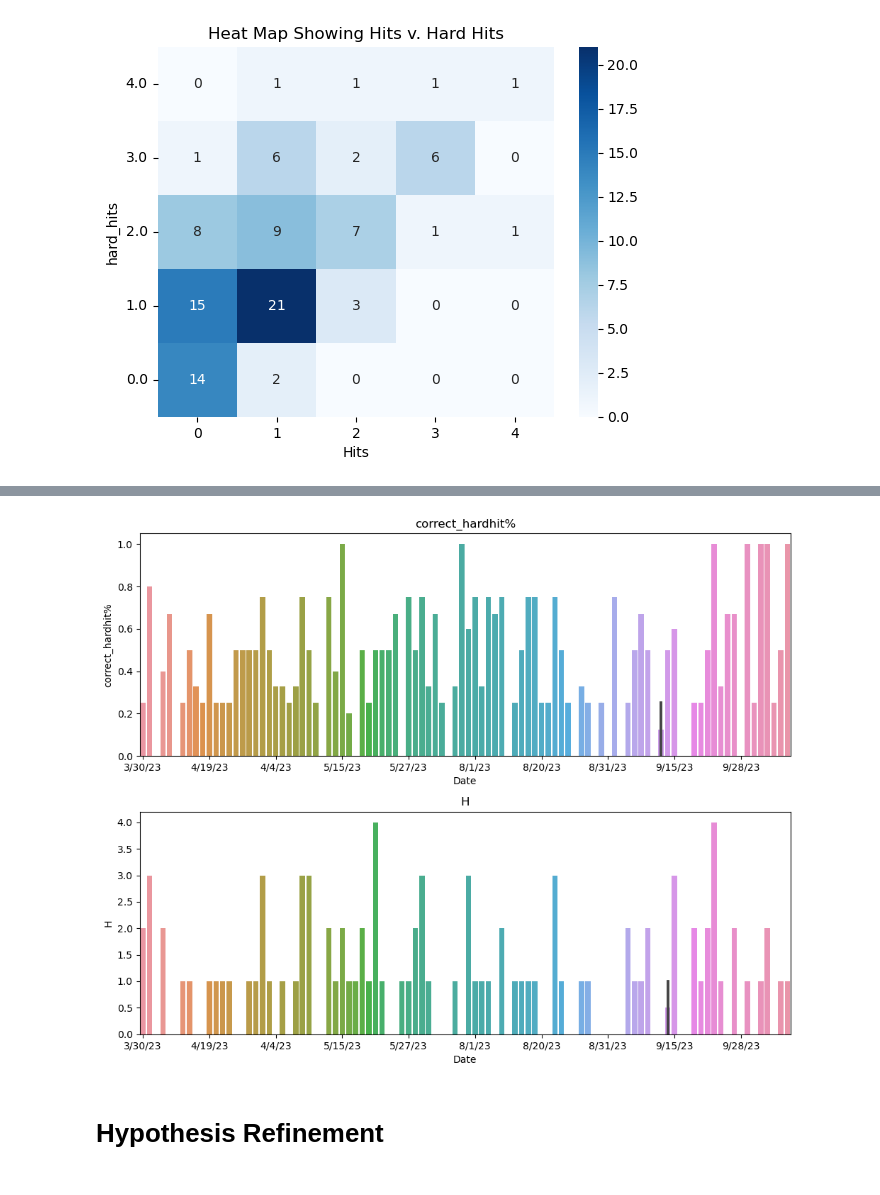
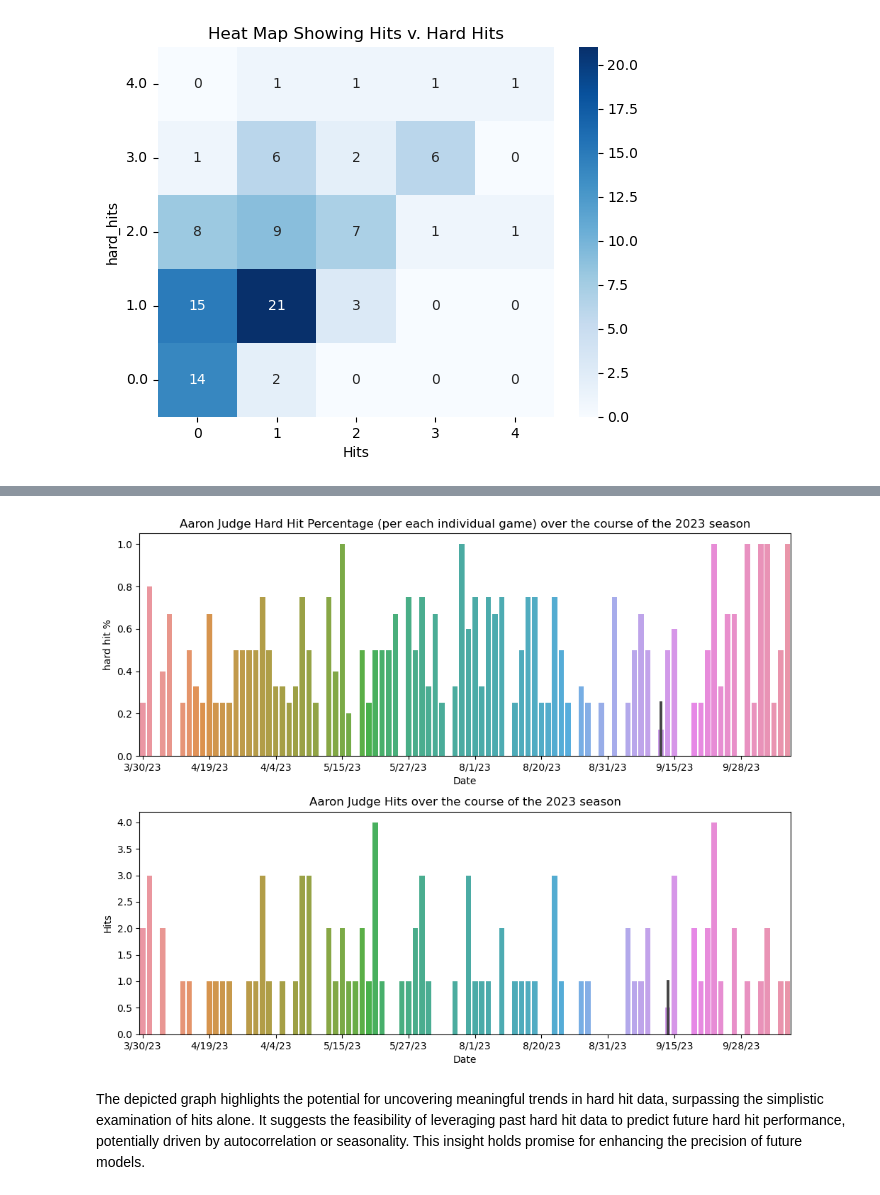
Before and after one commit to anly501/dsan-5000-project-wmcgloin, a Jupyter notebook: website/data-exploration.ipynb, the cells around one changed output, grey strips where cells are left out. Saved outputs shown, nothing was run; the diff lists cells and outputs as text; code cells hidden in the pictures.

```diff
--- a/website/data-exploration.ipynb
+++ b/website/data-exploration.ipynb
@@ -371,38 +378,38 @@ fig, axes = plt.subplots(2, 1, figsize=(10, 8))
 
 # First subplot - correct_hardhit%
 sns.barplot(data=aaronjudge, y='correct_hardhit%', x='Date', ax=axes[0])
-axes[0].set_title("correct_hardhit%")
+axes[0].set_title("Aaron Judge Hard Hit Percentage (per each individual game) over the course of the 2023 season")
 axes[0].set_xlabel("Date")
-axes[0].set_ylabel("correct_hardhit%")
+axes[0].set_ylabel("hard hit %")
 # Get the x-axis tick positions
 x_ticks = axes[0].get_xticks()
 
 # Show every 10th label
 visible_ticks = x_ticks[::10]
 
 # Set the x-axis labels
 axes[0].set_xticks(visible_ticks)
 
 # Second subplot - H
 sns.barplot(data=aaronjudge, y='H', x='Date', ax=axes[1])
-axes[1].set_title("H")
+axes[1].set_title("Aaron Judge Hits over the course of the 2023 season")
 axes[1].set_xlabel("Date")
-axes[1].set_ylabel("H")
+axes[1].set_ylabel("Hits")
 # Get the x-axis tick positions
 x_ticks = axes[1].get_xticks()
 
 # Show every 10th label
 visible_ticks = x_ticks[::10]
 
 # Set the x-axis labels
 axes[1].set_xticks(visible_ticks)
 
 # Adjust the layout to avoid overlap
 plt.tight_layout()
 
 # Show the combined figure
 plt.show()
 # %% [output]
-[figure, old version]
+[figure, new version]
-# %% [markdown]
-# Hypothesis Refinement
+# %% [markdown]
+The depicted graph highlights the potential for uncovering meaningful trends in hard hit data, surpassing the simplistic examination of hits alone. It suggests the feasibility of leveraging past hard hit data to predict future hard hit performance, potentially driven by autocorrelation or seasonality. This insight holds promise for enhancing the precision of future models.
```
Also changed, not shown: parts of 25 cells of this notebook, 15 other files.
